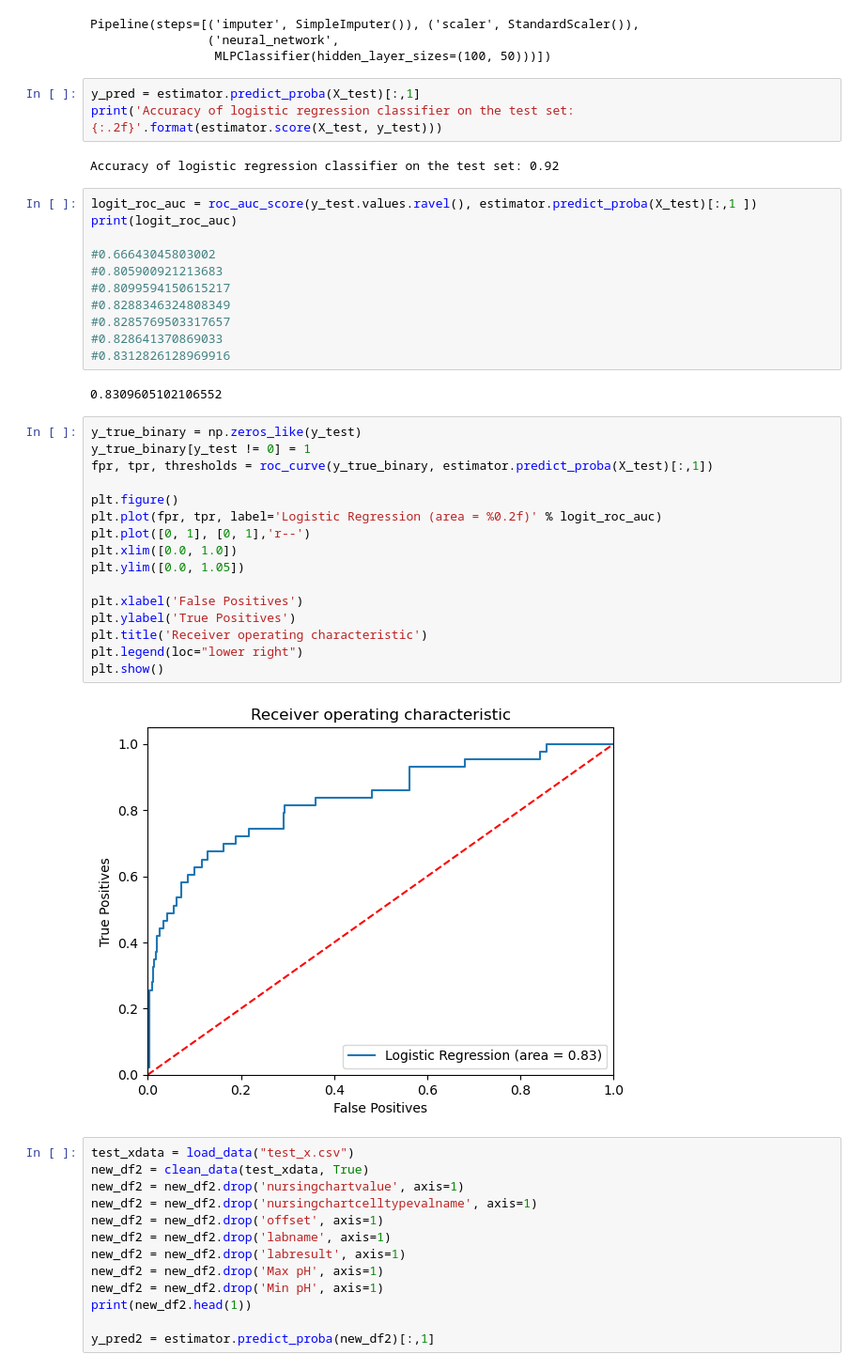
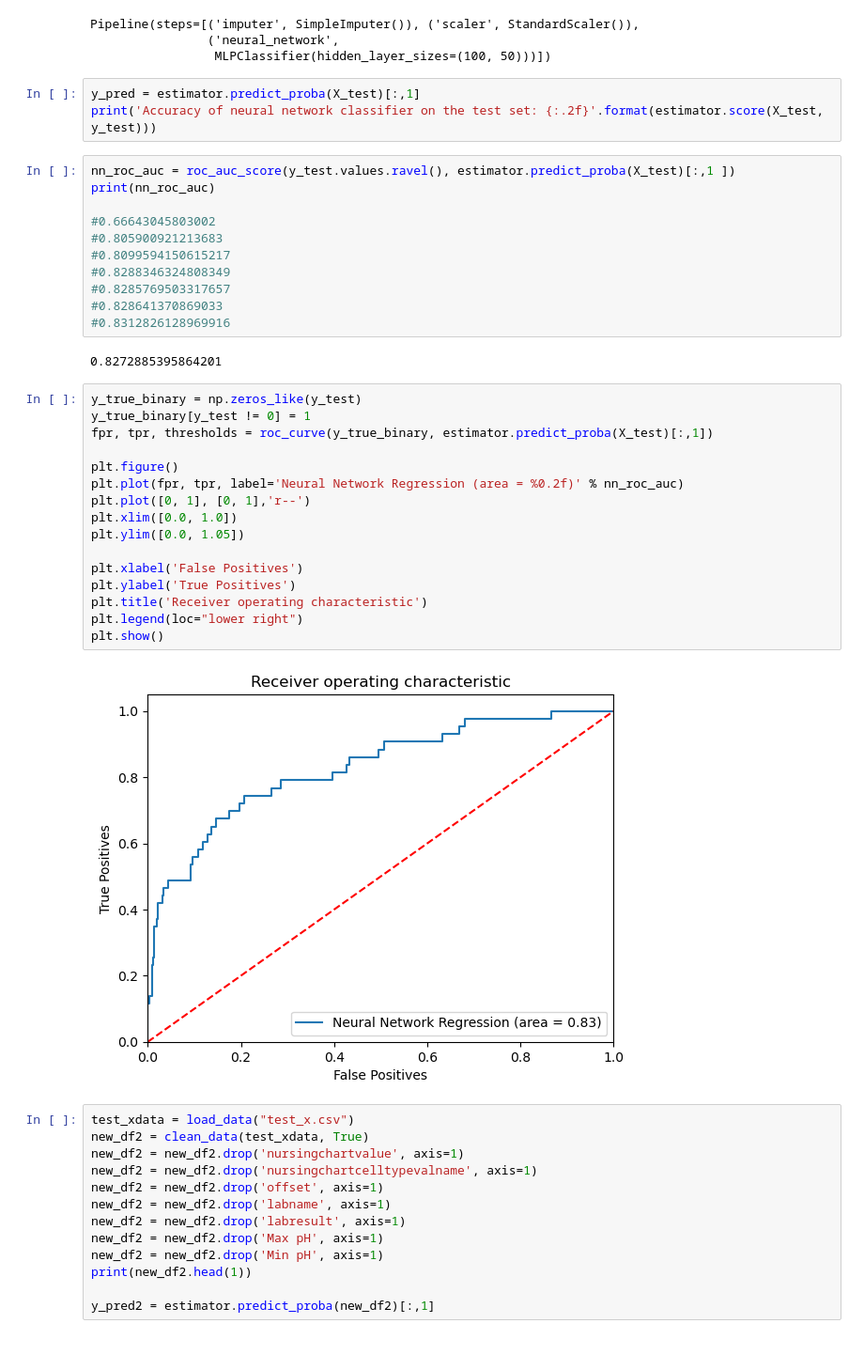
Before and after one commit to lamnguynn/Final-Project-CSCE421, a Jupyter notebook: finalproject.ipynb, the cells around one changed output. Shown at 94% size. Saved outputs shown, nothing was run; the diff lists cells and outputs as text.

```diff
--- a/finalproject.ipynb
+++ b/finalproject.ipynb
@@ -251,12 +249,10 @@ Pipeline(steps=[('imputer', SimpleImputer()), ('scaler', StandardScaler()),
                  MLPClassifier(hidden_layer_sizes=(100, 50)))])
 # %%
 y_pred = estimator.predict_proba(X_test)[:,1]
-print('Accuracy of logistic regression classifier on the test set: {:.2f}'.format(estimator.score(X_test, y_test)))
+print('Accuracy of neural network classifier on the test set: {:.2f}'.format(estimator.score(X_test, y_test)))
-# %% [output]
-Accuracy of logistic regression classifier on the test set: 0.92
 # %%
-logit_roc_auc = roc_auc_score(y_test.values.ravel(), estimator.predict_proba(X_test)[:,1 ])
-print(logit_roc_auc)
+nn_roc_auc = roc_auc_score(y_test.values.ravel(), estimator.predict_proba(X_test)[:,1 ])
+print(nn_roc_auc)
 
 #0.66643045803002
 #0.805900921213683
@@ -266,25 +262,25 @@ print(logit_roc_auc)
 #0.828641370869033
 #0.8312826128969916
 # %% [output]
-0.8309605102106552
+0.8272885395864201
 # %%
 y_true_binary = np.zeros_like(y_test)
 y_true_binary[y_test != 0] = 1
 fpr, tpr, thresholds = roc_curve(y_true_binary, estimator.predict_proba(X_test)[:,1])
 
 plt.figure()
-plt.plot(fpr, tpr, label='Logistic Regression (area = %0.2f)' % logit_roc_auc)
+plt.plot(fpr, tpr, label='Neural Network Regression (area = %0.2f)' % nn_roc_auc)
 plt.plot([0, 1], [0, 1],'r--')
 plt.xlim([0.0, 1.0])
 plt.ylim([0.0, 1.05])
 
 plt.xlabel('False Positives')
 plt.ylabel('True Positives')
 plt.title('Receiver operating characteristic')
 plt.legend(loc="lower right")
 plt.show()
 # %% [output]
-[figure, old version]
+[figure, new version]
 # %%
 test_xdata = load_data("test_x.csv")
 new_df2 = clean_data(test_xdata, True)
```
Also changed, not shown: parts of 1 cell of this notebook, 1 other file.
